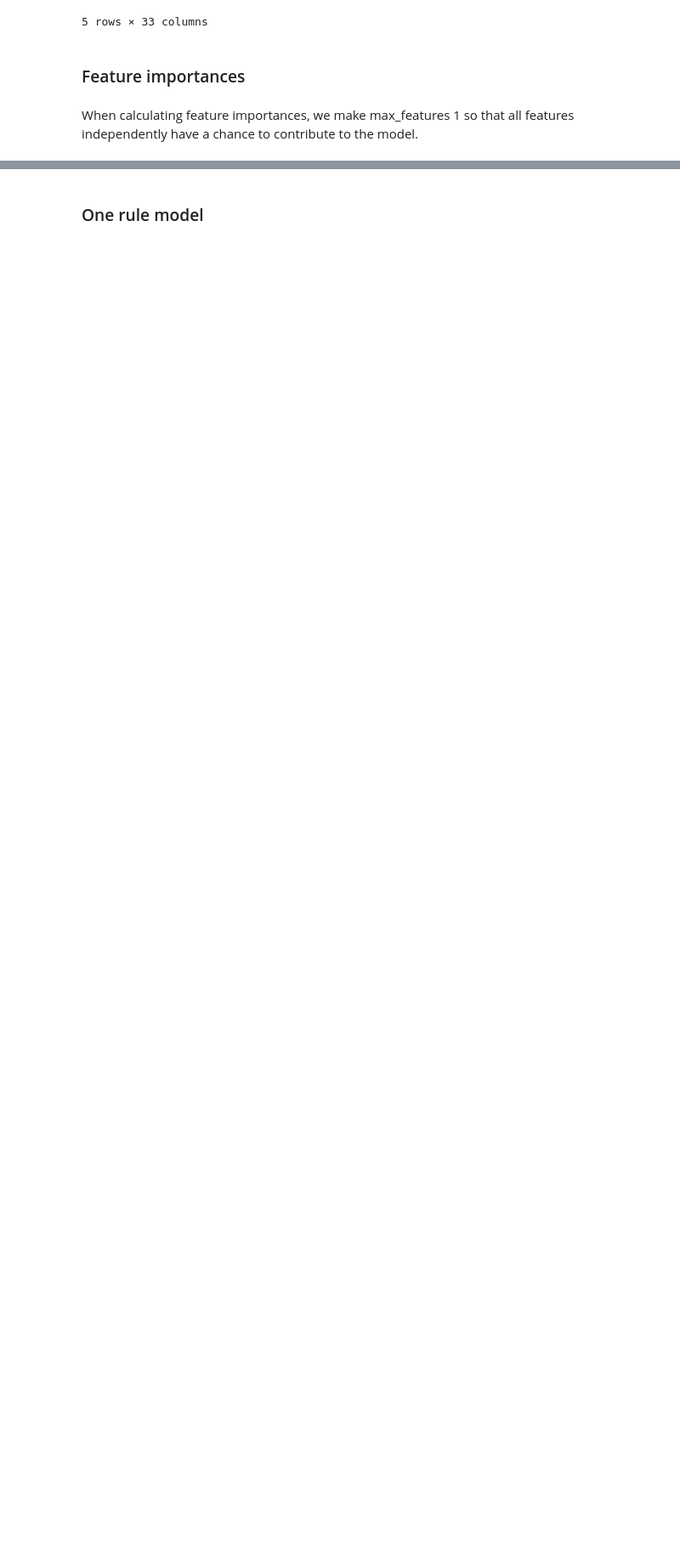
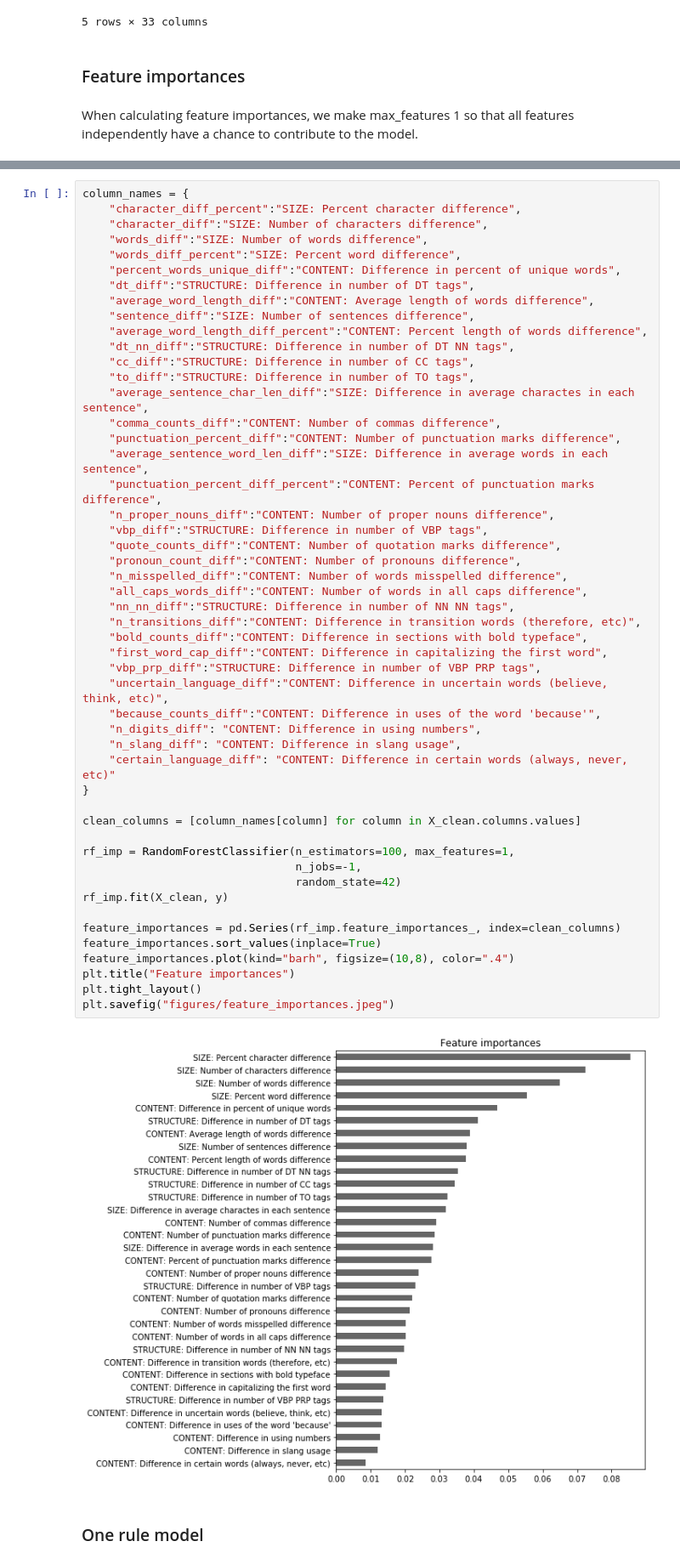
Before and after one commit to JasonSanchez/debate_comparison, a Jupyter notebook: Debate classification.ipynb, the cells around one changed output, grey strips where cells are left out. Shown at 85% size. Saved outputs shown, nothing was run; the diff lists cells and outputs as text; blank space fills up the shorter version.

Commit message:
Add revised paper and feature importance model with better labels

```diff
--- a/Debate classification.ipynb
+++ b/Debate classification.ipynb
@@ -545,2 +533,54 @@ plt.savefig("figures/feature_importances.jpeg")
+# %%
+column_names = {
+    "character_diff_percent":"SIZE: Percent character difference",
+    "character_diff":"SIZE: Number of characters difference",
+    "words_diff":"SIZE: Number of words difference",
+    "words_diff_percent":"SIZE: Percent word difference",
+    "percent_words_unique_diff":"CONTENT: Difference in percent of unique words",
+    "dt_diff":"STRUCTURE: Difference in number of DT tags",
+    "average_word_length_diff":"CONTENT: Average length of words difference",
+    "sentence_diff":"SIZE: Number of sentences difference",
+    "average_word_length_diff_percent":"CONTENT: Percent length of words difference",
+    "dt_nn_diff":"STRUCTURE: Difference in number of DT NN tags",
+    "cc_diff":"STRUCTURE: Difference in number of CC tags",
+    "to_diff":"STRUCTURE: Difference in number of TO tags",
+    "average_sentence_char_len_diff":"SIZE: Difference in average charactes in each sentence",
+    "comma_counts_diff":"CONTENT: Number of commas difference",
+    "punctuation_percent_diff":"CONTENT: Number of punctuation marks difference",
+    "average_sentence_word_len_diff":"SIZE: Difference in average words in each sentence",
+    "punctuation_percent_diff_percent":"CONTENT: Percent of punctuation marks difference",
+    "n_proper_nouns_diff":"CONTENT: Number of proper nouns difference",
+    "vbp_diff":"STRUCTURE: Difference in number of VBP tags",
+    "quote_counts_diff":"CONTENT: Number of quotation marks difference",
+    "pronoun_count_diff":"CONTENT: Number of pronouns difference",
+    "n_misspelled_diff":"CONTENT: Number of words misspelled difference",
+    "all_caps_words_diff":"CONTENT: Number of words in all caps difference",
+    "nn_nn_diff":"STRUCTURE: Difference in number of NN NN tags",
+    "n_transitions_diff":"CONTENT: Difference in transition words (therefore, etc)",
+    "bold_counts_diff":"CONTENT: Difference in sections with bold typeface",
+    "first_word_cap_diff":"CONTENT: Difference in capitalizing the first word",
+    "vbp_prp_diff":"STRUCTURE: Difference in number of VBP PRP tags",
+    "uncertain_language_diff":"CONTENT: Difference in uncertain words (believe, think, etc)",
+    "because_counts_diff":"CONTENT: Difference in uses of the word 'because'",
+    "n_digits_diff": "CONTENT: Difference in using numbers",
+    "n_slang_diff": "CONTENT: Difference in slang usage",
+    "certain_language_diff": "CONTENT: Difference in certain words (always, never, etc)"
+}
+
+clean_columns = [column_names[column] for column in X_clean.columns.values]
+
+rf_imp = RandomForestClassifier(n_estimators=100, max_features=1,
+                                n_jobs=-1,
+                                random_state=42)
+rf_imp.fit(X_clean, y)
+
+feature_importances = pd.Series(rf_imp.feature_importances_, index=clean_columns)
+feature_importances.sort_values(inplace=True)
+feature_importances.plot(kind="barh", figsize=(10,8), color=".4")
+plt.title("Feature importances")
+plt.tight_layout()
+plt.savefig("figures/feature_importances.jpeg")
+# %% [output]
+[figure, added]
 # %% [markdown]
 ### One rule model
```
Also changed, not shown: parts of 10 cells of this notebook, 2 other files.
